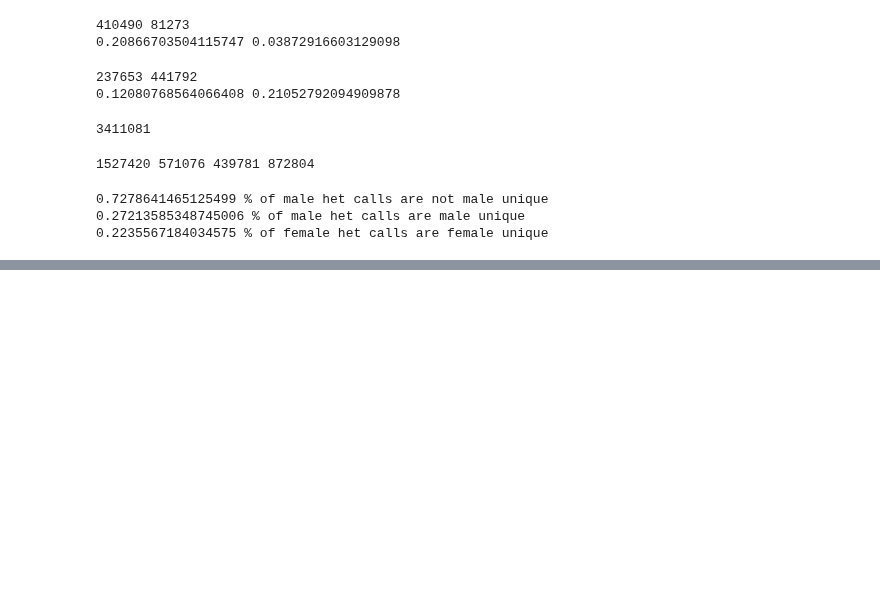
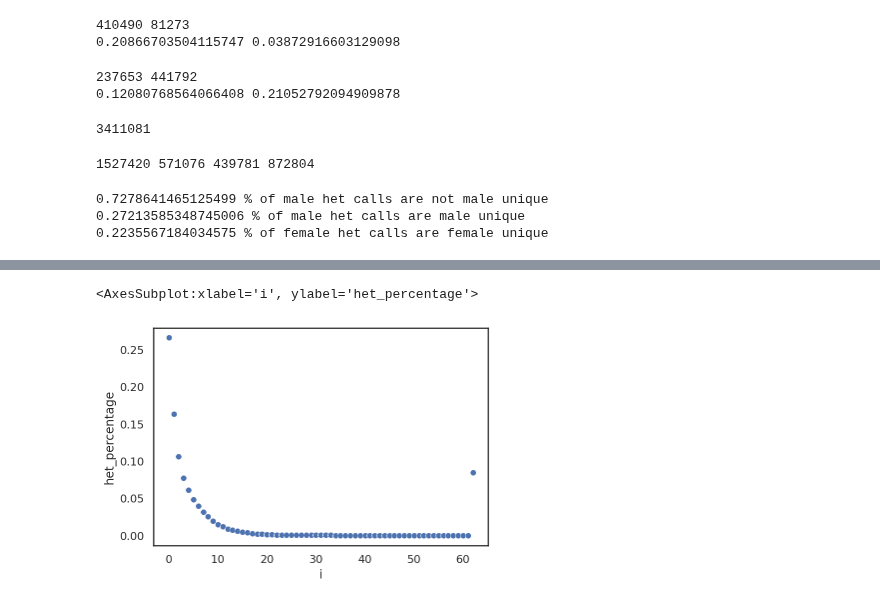
Before and after one commit to erikfogh/baboon_analysis, a Jupyter notebook: notebooks/Shared_Heterozygotes.ipynb, the cells around one changed output, grey strips where cells are left out. Saved outputs shown, nothing was run; the diff lists cells and outputs as text; code cells hidden in the pictures; blank space fills up the shorter version.

```diff
--- a/notebooks/Shared_Heterozygotes.ipynb
+++ b/notebooks/Shared_Heterozygotes.ipynb
@@ -117,0 +160,8 @@ print("{} % of female het calls are female unique".format(female_unique/het_fema
+# %%
+#Doing the same for females
+all_het_females = gt_females.compress(het_females, axis=0)
+het_l_females=[0]*all_het_females.n_samples
+c_l_females = list(range(all_het_females.n_samples))
+for i in range(len(all_het_females)):
+    c = all_het_females[i].count_het()
+    het_l_females[c-1] += 1
@@ -117,0 +176,4 @@ print("{} % of female het calls are female unique".format(female_unique/het_fema
+# %%
+d={"het_l": het_l_females, "i": c_l_females}
+df_females = pd.DataFrame(data=d)
+df_females["het_percentage"]= df_females["het_l"]/het_females.sum()
@@ -117,0 +196,5 @@ print("{} % of female het calls are female unique".format(female_unique/het_fema
+# %%
+sns.scatterplot(data = df_females, x="i", y="het_percentage")
+# %% [output]
+<AxesSubplot:xlabel='i', ylabel='het_percentage'>
+[figure, added]
```
Also changed, not shown: parts of 17 cells of this notebook, 1 other file.
